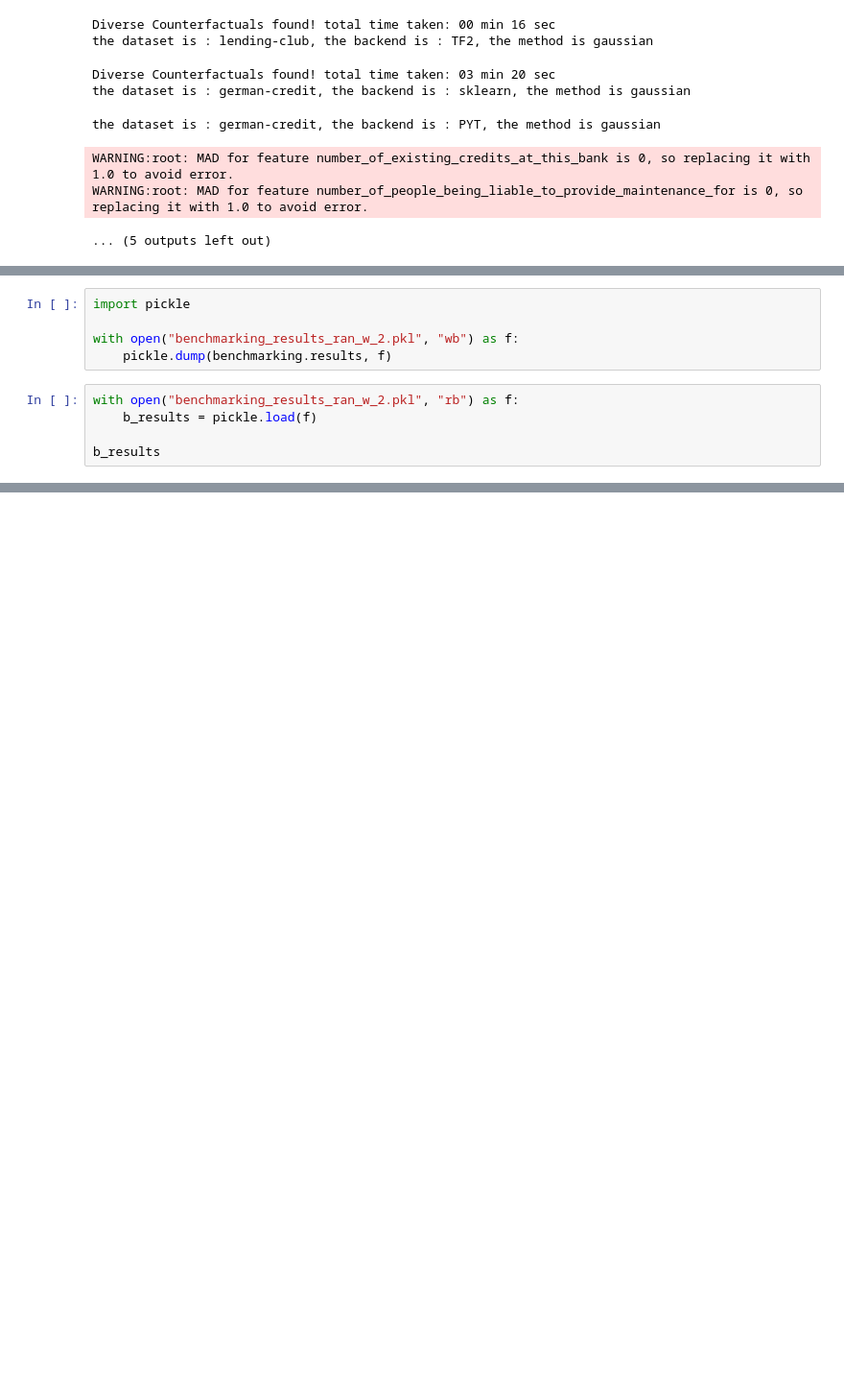
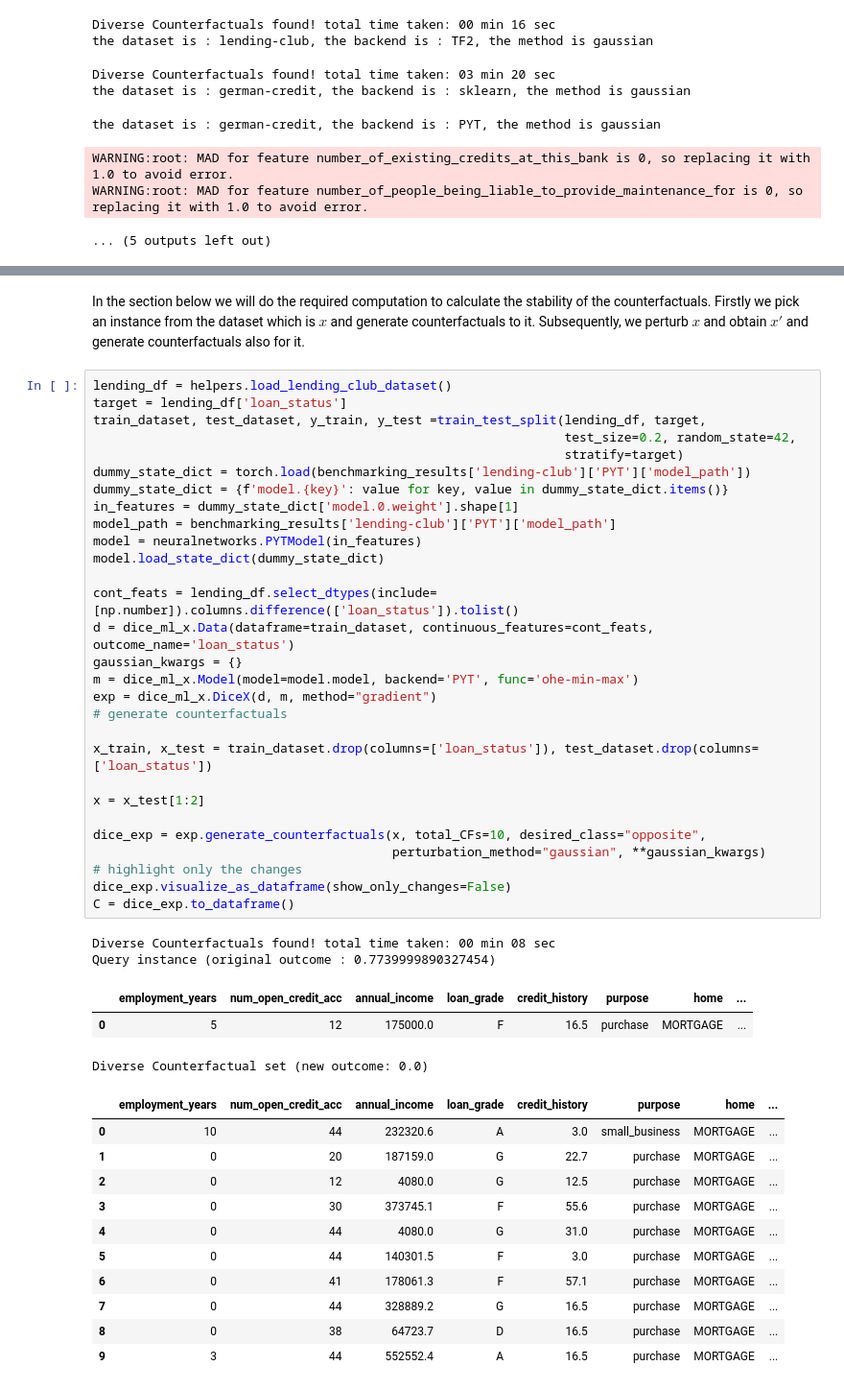
Before and after one commit to Dice-Extended/dice-x, a Jupyter notebook: docs/source/notebooks/Benchmarking_Preliminary_Metrics.ipynb, the cells around one changed output, grey strips where cells are left out. Shown: that part at 96% size. Saved outputs shown, nothing was run; the diff lists cells and outputs as text; blank space fills up the shorter version.

```diff
--- a/docs/source/notebooks/Benchmarking_Preliminary_Metrics.ipynb
+++ b/docs/source/notebooks/Benchmarking_Preliminary_Metrics.ipynb
@@ -336,10 +252,0 @@ display(time_df)
-# %%
-import pickle
-
-with open("benchmarking_results_ran_w_2.pkl", "wb") as f:
-    pickle.dump(benchmarking.results, f)
-# %%
-with open("benchmarking_results_ran_w_2.pkl", "rb") as f:
-    b_results = pickle.load(f)
-
-b_results
@@ -363,0 +302,48 @@ b_results
+# %% [markdown]
+In the section below we will do the required computation to calculate the stability of the counterfactuals. Firstly we pick an instance from the dataset which is $x$ and generate counterfactuals to it. Subsequently, we perturb $x$ and obtain $x'$ and generate counterfactuals also for it.
+# %%
+lending_df = helpers.load_lending_club_dataset()
+target = lending_df['loan_status']
+train_dataset, test_dataset, y_train, y_test =train_test_split(lending_df, target,
+                                                               test_size=0.2, random_state=42,
+                                                               stratify=target)
+dummy_state_dict = torch.load(benchmarking_results['lending-club']['PYT']['model_path'])
+dummy_state_dict = {f'model.{key}': value for key, value in dummy_state_dict.items()}
+in_features = dummy_state_dict['model.0.weight'].shape[1]
+model_path = benchmarking_results['lending-club']['PYT']['model_path']
+model = neuralnetworks.PYTModel(in_features)
+model.load_state_dict(dummy_state_dict)
+
+cont_feats = lending_df.select_dtypes(include=[np.number]).columns.difference(['loan_status']).tolist()
+d = dice_ml_x.Data(dataframe=train_dataset, continuous_features=cont_feats, outcome_name='loan_status')
+gaussian_kwargs = {}
+m = dice_ml_x.Model(model=model.model, backend='PYT', func='ohe-min-max')
+exp = dice_ml_x.DiceX(d, m, method="gradient")
+# generate counterfactuals
+
+x_train, x_test = train_dataset.drop(columns=['loan_status']), test_dataset.drop(columns=['loan_status'])
+
+x = x_test[1:2]
+
+dice_exp = exp.generate_counterfactuals(x, total_CFs=10, desired_class="opposite",
+                                        perturbation_method="gaussian", **gaussian_kwargs)
+# highlight only the changes
+dice_exp.visualize_as_dataframe(show_only_changes=False)
+C = dice_exp.to_dataframe()
+# %% [output]
+Diverse Counterfactuals found! total time taken: 00 min 08 sec
+Query instance (original outcome : 0.7739999890327454)
+|  | employment_years | num_open_credit_acc | annual_income | loan_grade | credit_history | purpose | home | ... |
+| 0 | 5 | 12 | 175000.0 | F | 16.5 | purchase | MORTGAGE | ... |
+Diverse Counterfactual set (new outcome: 0.0)
+|  | employment_years | num_open_credit_acc | annual_income | loan_grade | credit_history | purpose | home | ... |
+| 0 | 10 | 44 | 232320.6 | A | 3.0 | small_business | MORTGAGE | ... |
+| 1 | 0 | 20 | 187159.0 | G | 22.7 | purchase | MORTGAGE | ... |
+| 2 | 0 | 12 | 4080.0 | G | 12.5 | purchase | MORTGAGE | ... |
+| 3 | 0 | 30 | 373745.1 | F | 55.6 | purchase | MORTGAGE | ... |
+| 4 | 0 | 44 | 4080.0 | G | 31.0 | purchase | MORTGAGE | ... |
+| 5 | 0 | 44 | 140301.5 | F | 3.0 | purchase | MORTGAGE | ... |
+| 6 | 0 | 41 | 178061.3 | F | 57.1 | purchase | MORTGAGE | ... |
+| 7 | 0 | 44 | 328889.2 | G | 16.5 | purchase | MORTGAGE | ... |
+| 8 | 0 | 38 | 64723.7 | D | 16.5 | purchase | MORTGAGE | ... |
+| 9 | 3 | 44 | 552552.4 | A | 16.5 | purchase | MORTGAGE | ... |
```
Also changed, not shown: parts of 27 cells of this notebook.
